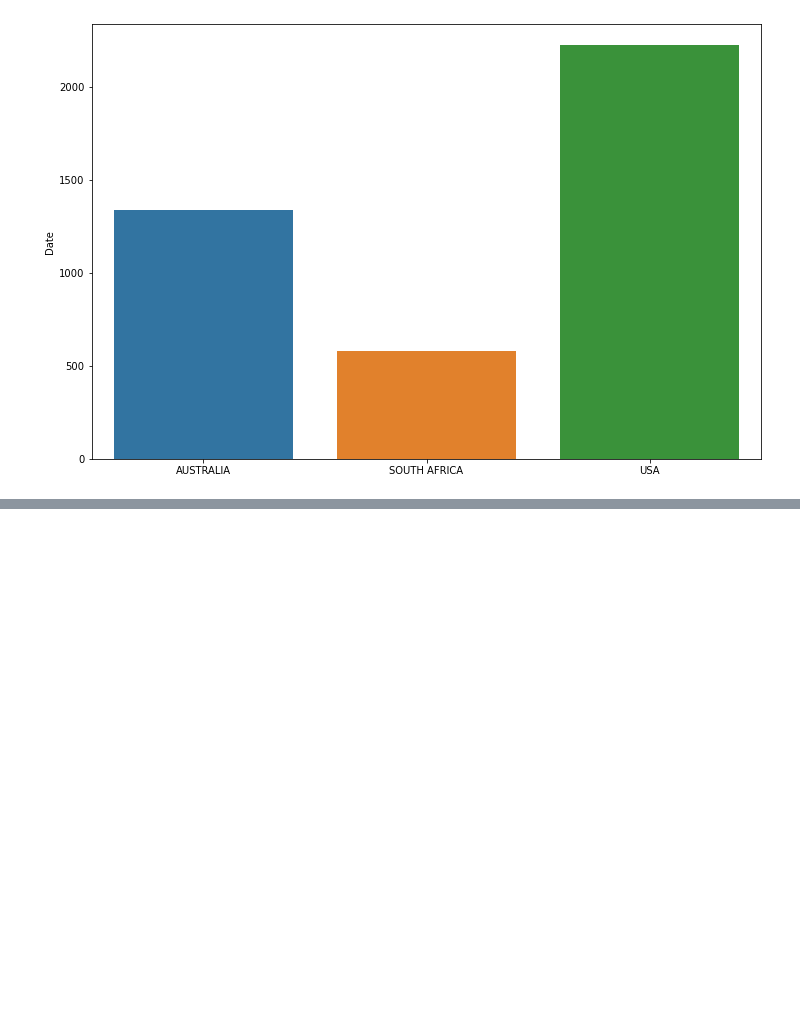
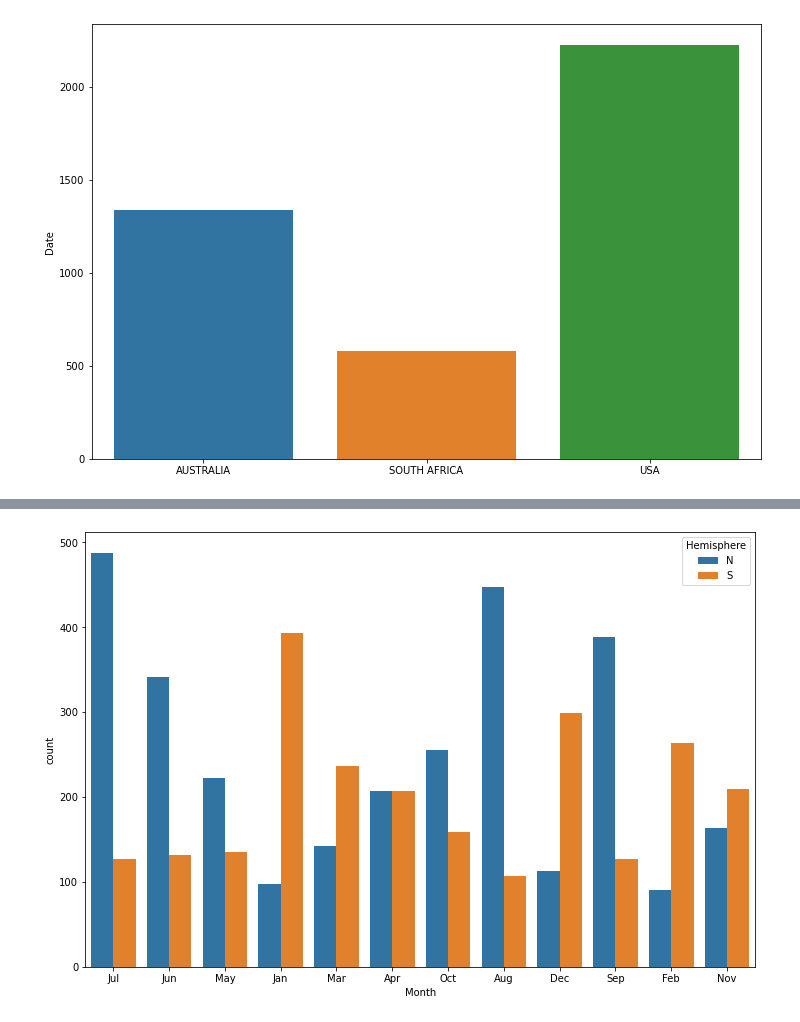
Before and after one commit to DiegoCefalo/Jaws, a Jupyter notebook: clean.ipynb, the cells around one changed output, grey strips where cells are left out. Cells and saved outputs as stored; diff of their text form; code cells hidden in the pictures; blank space fills up the shorter version.

```diff
--- a/clean.ipynb
+++ b/clean.ipynb
@@ -180,0 +292,9 @@ sharks
+# %%
+#Saving countries in a list
+lista = list(sharks.Country.unique())
+# %%
+#Iterating throu country list to obtain hemisphere of each country
+f = {}
+for x in lista:
+    f[x] = sr.geolocate(x)
+print(f)
@@ -180,0 +303,6 @@ sharks
+# %%
+#Saving hemisphere of each country in a column
+sharks['Hemisphere'] = sharks['Country'].apply(lambda x : f[x] if(np.all(pd.notnull(x))) else x)
+# %%
+#Filtering "Hemisphere" data to obtain only north and south values ("N","S")
+hemisferio = sharks[(sharks['Hemisphere'] == 'S') | (sharks['Hemisphere'] == 'N')]
@@ -180,0 +334,7 @@ sharks
+# %%
+#Plotting grouped data by "Hemisphere" and "Month"
+fig, ax = plt.subplots(figsize=(12,8))
+sns.countplot(x=hemisferio['Month'], hue=hemisferio['Hemisphere'])
+plt.savefig('epoca.jpg')
+# %% [output]
+[figure, added]
```
Also changed, not shown: parts of 48 cells of this notebook, 10 other files.
